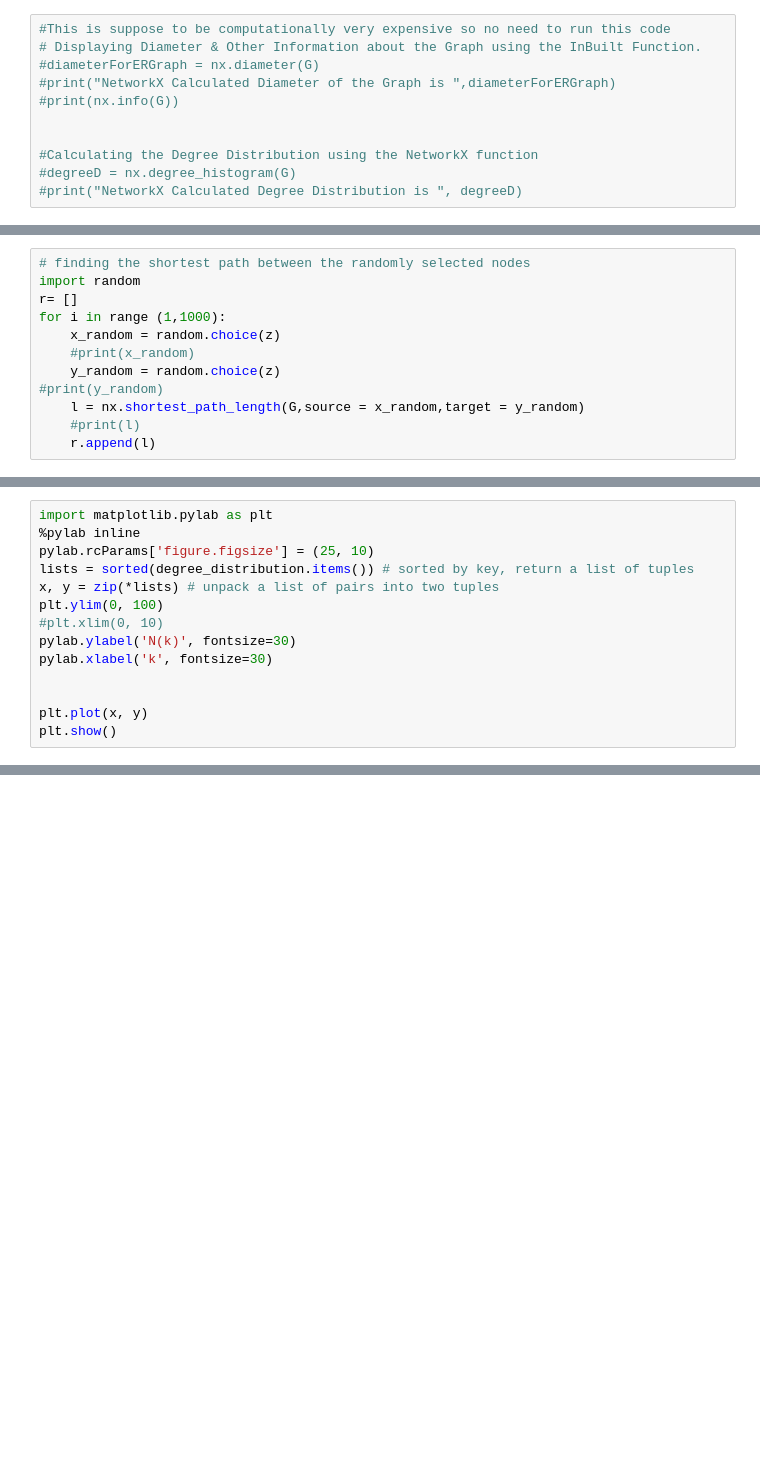
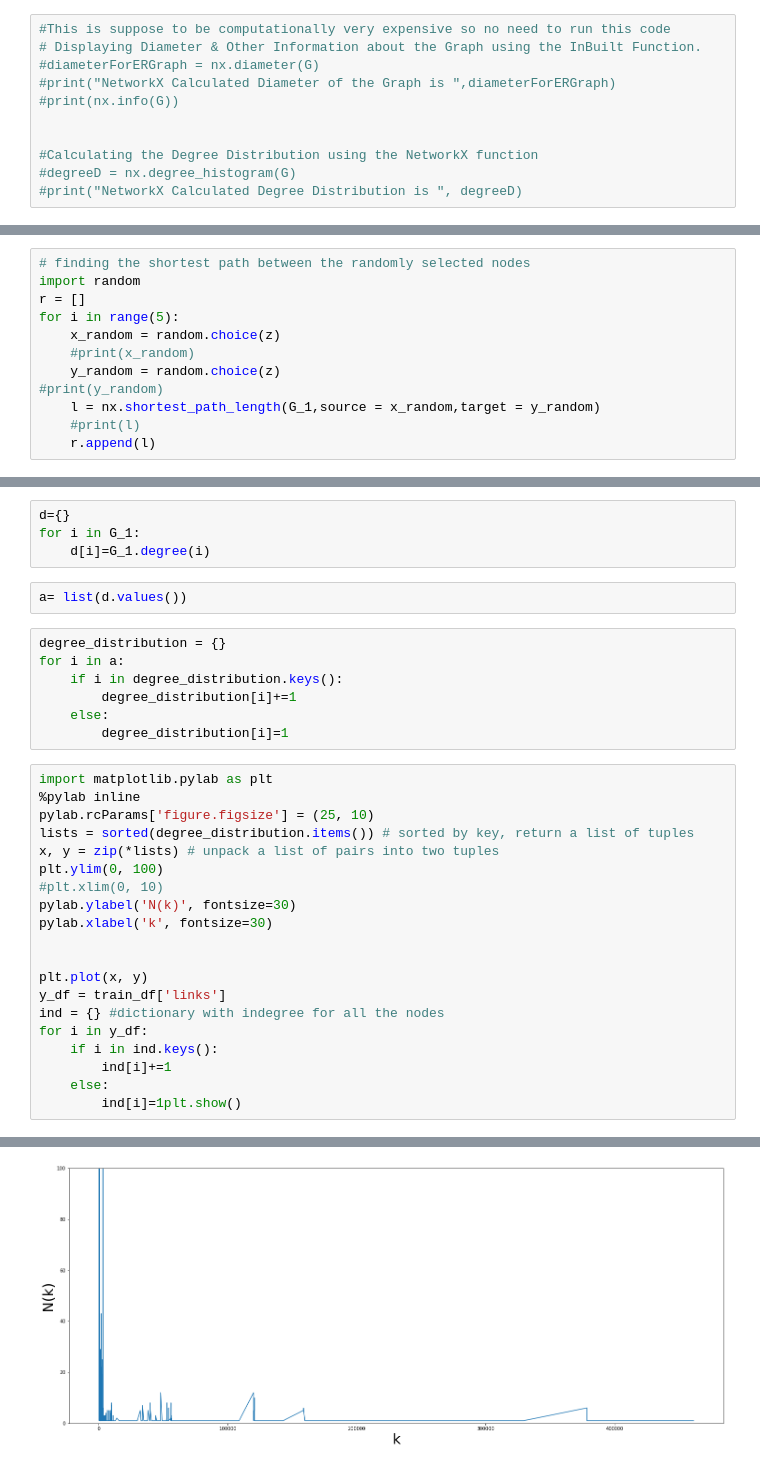
Before and after one commit to nabeelahmadkh/defcon, a Jupyter notebook: NetworkX Python Codes /uiowa.ipynb, the cells around one changed output, grey strips where cells are left out. Saved outputs shown, nothing was run; the diff lists cells and outputs as text; blank space fills up the shorter version.

```diff
--- a/NetworkX Python Codes /uiowa.ipynb
+++ b/NetworkX Python Codes /uiowa.ipynb
@@ -387,12 +372,12 @@ print("end")
 # %%
 # finding the shortest path between the randomly selected nodes
 import random
-r= []
-for i in range (1,1000):
+r = []
+for i in range(5):
     x_random = random.choice(z)
     #print(x_random)
     y_random = random.choice(z)
 #print(y_random)
-    l = nx.shortest_path_length(G,source = x_random,target = y_random)
+    l = nx.shortest_path_length(G_1,source = x_random,target = y_random)
     #print(l)
     r.append(l)
@@ -399,3 +388,16 @@ for i in range (1,1000):
+# %%
+d={}
+for i in G_1:
+    d[i]=G_1.degree(i)
+# %%
+a= list(d.values())
+# %%
+degree_distribution = {}
+for i in a:
+    if i in degree_distribution.keys():
+        degree_distribution[i]+=1
+    else:
+        degree_distribution[i]=1
 # %%
 import matplotlib.pylab as plt
 %pylab inline
@@ -409,4 +411,11 @@ pylab.xlabel('k', fontsize=30)
 
 
 plt.plot(x, y)
-plt.show()
+y_df = train_df['links']
+ind = {} #dictionary with indegree for all the nodes
+for i in y_df:
+    if i in ind.keys():
+        ind[i]+=1
+    else:
+        ind[i]=1plt.show()
+# %% [output]
@@ -412,0 +425 @@ plt.show()
+[figure, added]
```
Also changed, not shown: parts of 41 cells of this notebook, 8 other files.
